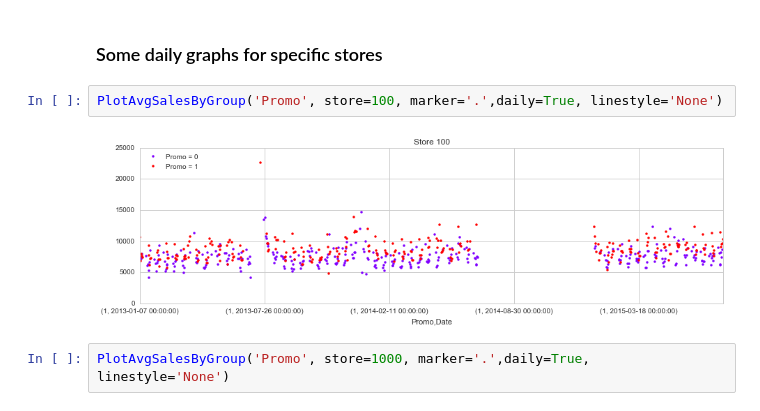
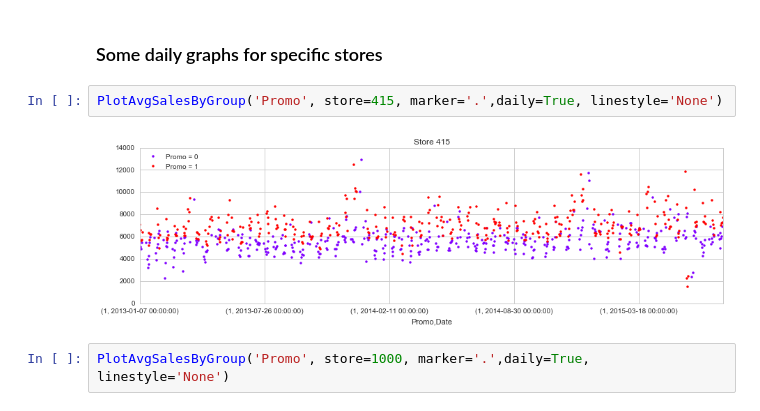
Before and after one commit to rocket-ron/kaggle, a Jupyter notebook: rossman/Exploratory_3.ipynb, the cells around one changed output. Drawn from its saved outputs; the diff is of its cells as text.

```diff
--- a/rossman/Exploratory_3.ipynb
+++ b/rossman/Exploratory_3.ipynb
@@ -352,9 +352,9 @@ PlotAvgSalesByGroup('StateHoliday', linestyle='None', marker='o', markersize=10,
 # %% [markdown]
 ### Some daily graphs for specific stores ###
 # %%
-PlotAvgSalesByGroup('Promo', store=100, marker='.',daily=True, linestyle='None')
+PlotAvgSalesByGroup('Promo', store=415, marker='.',daily=True, linestyle='None')
 # %% [output]
-[figure, old version]
+[figure, new version]
 # %%
 PlotAvgSalesByGroup('Promo', store=1000, marker='.',daily=True, linestyle='None')
 # %% [output]
```
Also changed, not shown: parts of 1 cell of this notebook, 1 other file.
